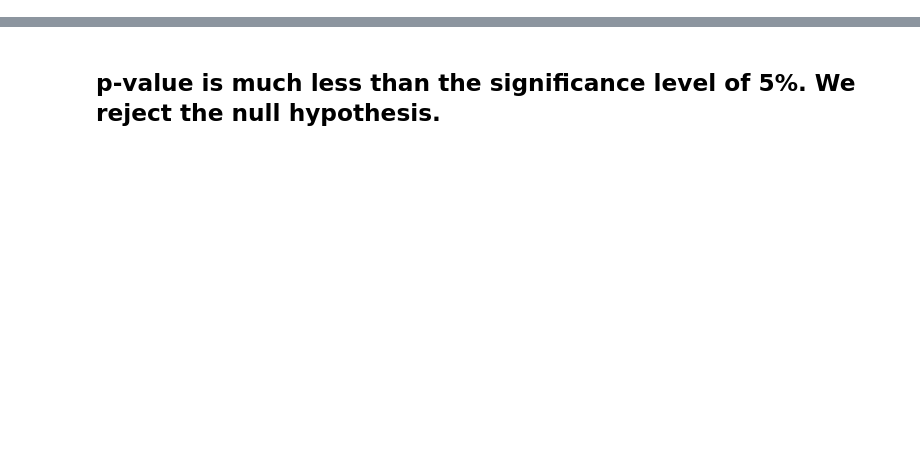
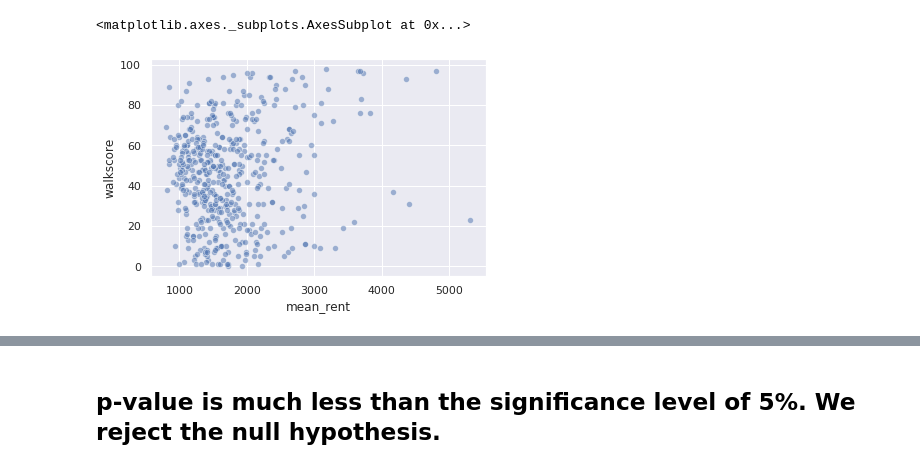
Before and after one commit to sn-ekstrand/walkability-and-cost, a Jupyter notebook: notebooks/eda.ipynb, the cells around one changed output, grey strips where cells are left out. Cells and saved outputs as stored; diff of their text form; code cells hidden in the pictures; blank space fills up the shorter version.

```diff
--- a/notebooks/eda.ipynb
+++ b/notebooks/eda.ipynb
@@ -81,5 +158,8 @@ sns.distplot(df['mean_rent'], bins=50, kde=False);
 # %%
 # scatter plot showing no correlation betwee rent and walkscore
-sns.scatterplot(df['mean_rent'], df['walkscore'], alpha=.5)
+sns.scatterplot(df_no_outliers['mean_rent'], df_no_outliers['walkscore'], alpha=.5)
+# %% [output]
+<matplotlib.axes._subplots.AxesSubplot at 0x...>
+[figure, added]
 # %%
 # scatter plot maybe showing very weak negative correlation between unit area and walkscore
```
Also changed, not shown: parts of 22 cells of this notebook.
